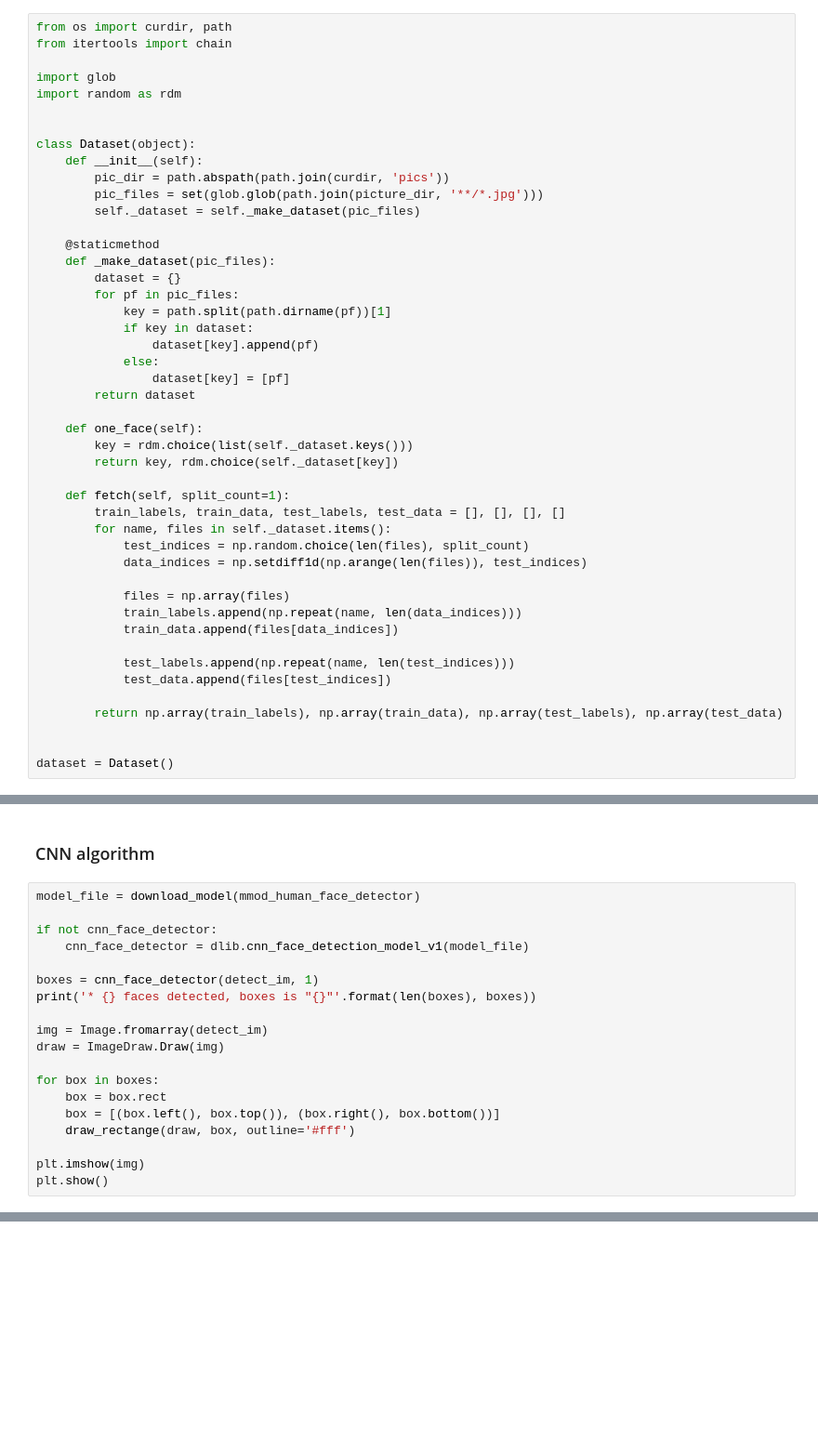
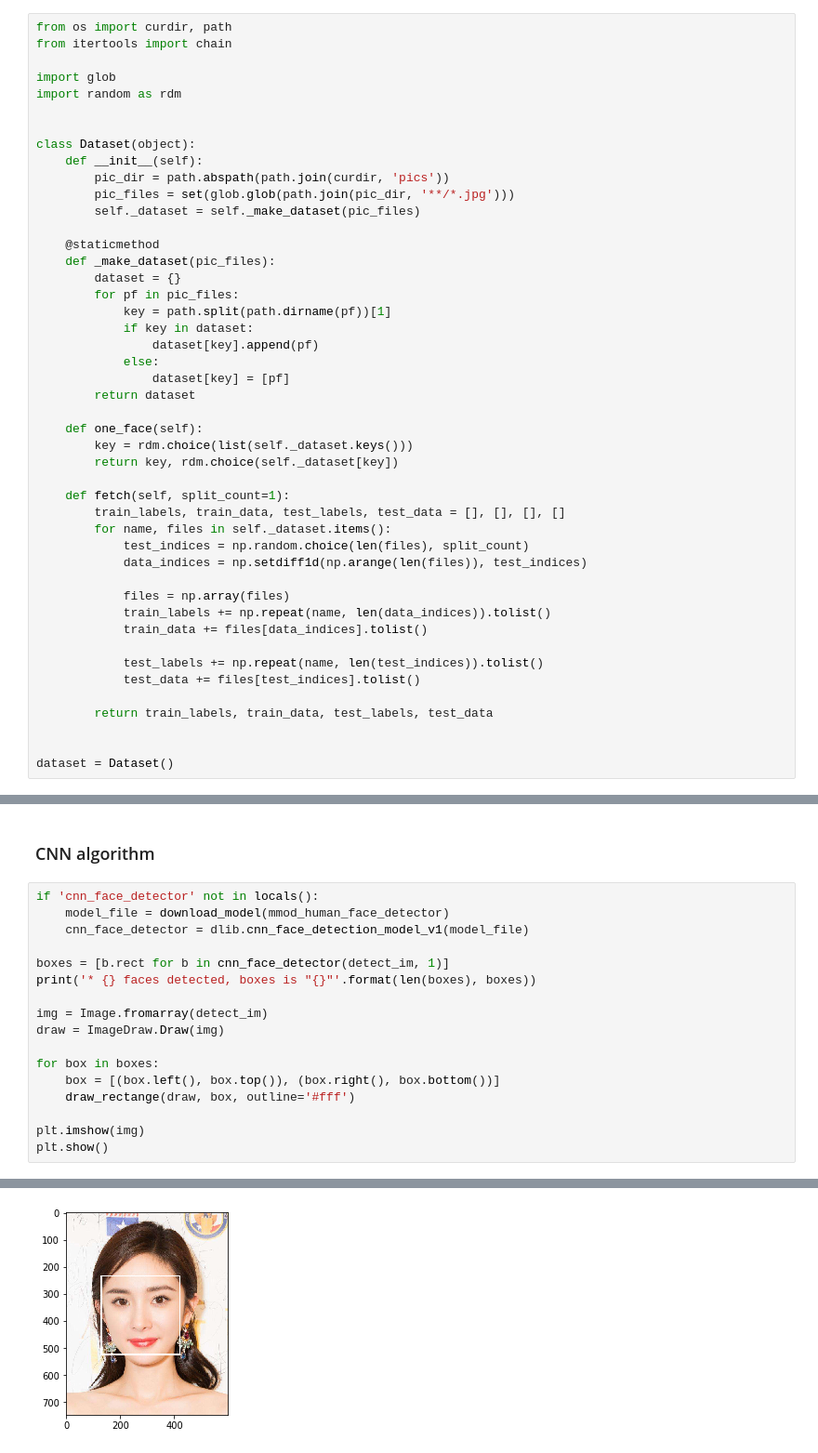
Before and after one commit to alvin-qh/study-ai, a Jupyter notebook: python/dlib/dlib.ipynb, the cells around one changed output, grey strips where cells are left out. Shown at 93% size. Saved outputs shown, nothing was run; the diff lists cells and outputs as text; blank space fills up the shorter version.

```diff
--- a/python/dlib/dlib.ipynb
+++ b/python/dlib/dlib.ipynb
@@ -34,7 +34,7 @@ import random as rdm
 class Dataset(object):
     def __init__(self):
         pic_dir = path.abspath(path.join(curdir, 'pics'))
-        pic_files = set(glob.glob(path.join(picture_dir, '**/*.jpg')))
+        pic_files = set(glob.glob(path.join(pic_dir, '**/*.jpg')))
         self._dataset = self._make_dataset(pic_files)
 
     @staticmethod
@@ -59,13 +59,13 @@ class Dataset(object):
             data_indices = np.setdiff1d(np.arange(len(files)), test_indices)
 
             files = np.array(files)
-            train_labels.append(np.repeat(name, len(data_indices)))
-            train_data.append(files[data_indices])
+            train_labels += np.repeat(name, len(data_indices)).tolist()
+            train_data += files[data_indices].tolist()
 
-            test_labels.append(np.repeat(name, len(test_indices)))
-            test_data.append(files[test_indices])
+            test_labels += np.repeat(name, len(test_indices)).tolist()
+            test_data += files[test_indices].tolist()
 
-        return np.array(train_labels), np.array(train_data), np.array(test_labels), np.array(test_data)
+        return train_labels, train_data, test_labels, test_data
 
 
 dataset = Dataset()
@@ -172,21 +177,20 @@ plt.show()
 # %% [markdown]
 ### CNN algorithm
 # %%
-model_file = download_model(mmod_human_face_detector)
-
-if not cnn_face_detector:
+if 'cnn_face_detector' not in locals():
+    model_file = download_model(mmod_human_face_detector)
     cnn_face_detector = dlib.cnn_face_detection_model_v1(model_file)
 
-boxes = cnn_face_detector(detect_im, 1)
+boxes = [b.rect for b in cnn_face_detector(detect_im, 1)]
 print('* {} faces detected, boxes is "{}"'.format(len(boxes), boxes))
 
 img = Image.fromarray(detect_im)
 draw = ImageDraw.Draw(img)
 
 for box in boxes:
-    box = box.rect
     box = [(box.left(), box.top()), (box.right(), box.bottom())]
     draw_rectange(draw, box, outline='#fff')
 
 plt.imshow(img)
 plt.show()
+# %% [output]
@@ -192,0 +198 @@ plt.show()
+[figure, added]
```
Also changed, not shown: parts of 19 cells of this notebook, 1 other file.
